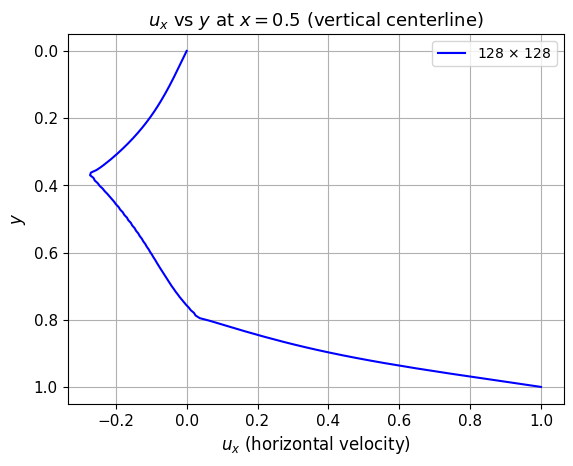
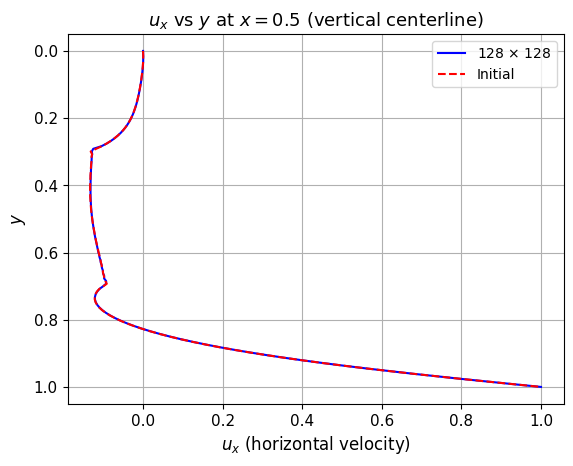
Unified diff of the notebook cell whose output changed from the first chart to the second:
--- before
+++ after
@@ -11,5 +11,5 @@
 
 plt.plot(u_center_x, y, 'b', label=r"128 $\times$ 128")
-# plt.plot(u_center_x0, y0, "r--", label="Initial")
+plt.plot(u_center_x0, y0, "r--", label="Initial")
 plt.xlabel(r"$u_x$ (horizontal velocity)", fontsize=12)
 plt.ylabel(r"$y$", fontsize=12)

Commit: #1 fixing the stresses and adding 2nd order treatments